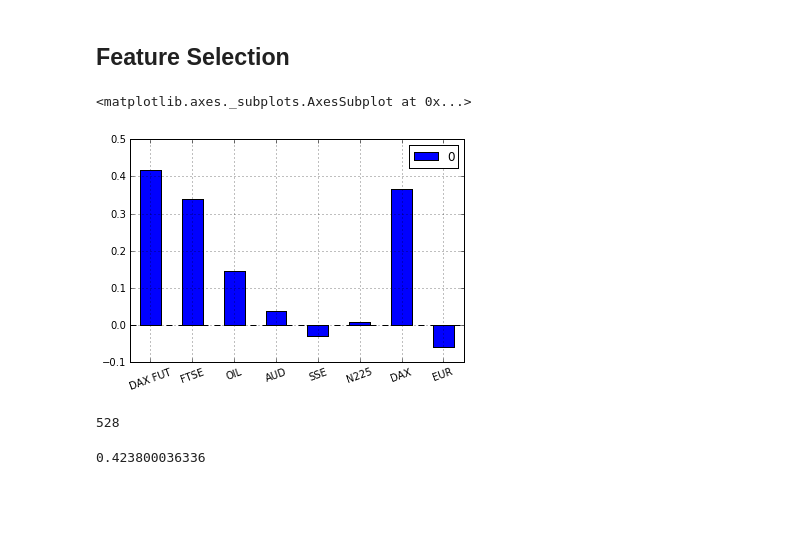
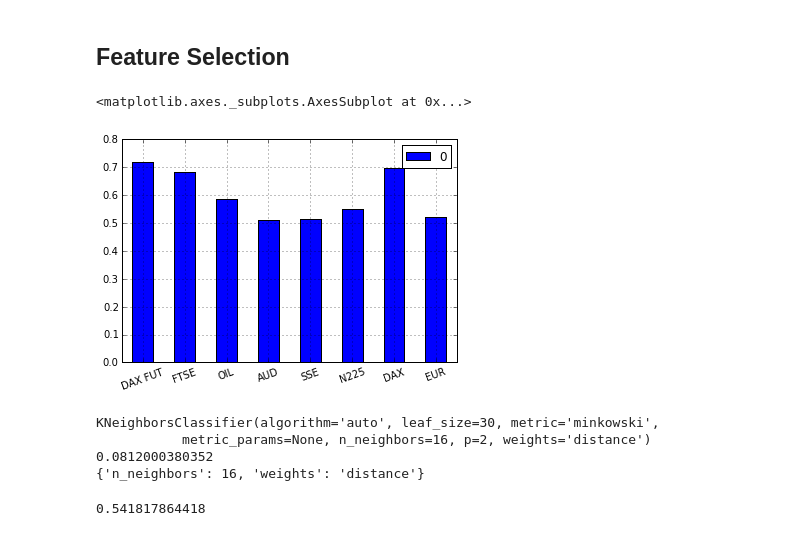
Before and after one commit to MarkDunne/final-year-project, a Jupyter notebook: work/Feature Prediction.ipynb, the cells around one changed output. Cells and saved outputs as stored; diff of their text form; code cells hidden in the pictures; blank space fills up the shorter version.

```diff
--- a/work/Feature Prediction.ipynb
+++ b/work/Feature Prediction.ipynb
@@ -39,7 +42,7 @@ kappa_scorer = make_scorer(lambda y_true, y_pred: kappa(confusion_matrix(y_true,
 # %%
 start_date = datetime(2008, 1, 1)
 # %%
-dji = Quandl.get("YAHOO/INDEX_DJI", trim_start = start_date, transformation = 'rdiff')
+dji = Quandl.get("GOOG/AMEX_DIA", trim_start = start_date, transformation = 'rdiff')
 # %%
 dax = Quandl.get("YAHOO/INDEX_GDAXI", trim_start = start_date, transformation = 'rdiff')
 # %%
@@ -57,7 +60,7 @@ n225 = Quandl.get("YAHOO/INDEX_N225", trim_start = start_date, transformation =
 # %%
 sse = Quandl.get("YAHOO/INDEX_SSEC", trim_start = start_date, transformation = 'rdiff')
 # %%
-dji_change = pd.DataFrame({'pc_change' : dji['Adjusted Close']})#, 'pc_change_class': dji['Adjusted Close'] > 0})
+dji_change = pd.DataFrame({'pc_change' : dji['Close']})#, 'pc_change_class': dji['Adjusted Close'] > 0})
 dax_change = pd.DataFrame({'pc_change' : dax['Adjusted Close']})#, 'pc_change_class': dax['Adjusted Close'] > 0})
 ftse_change = pd.DataFrame({'pc_change' : ftse['Adjusted Close']})#, 'pc_change_class': ftse['Adjusted Close'] > 0})
 n225_change = pd.DataFrame({'pc_change' : n225['Adjusted Close']})
@@ -66,6 +69,8 @@ eur_change = pd.DataFrame({'pc_change': eur['Rate']})
 dax_fut_change = pd.DataFrame({'pc_change': dax_fut['Settle']})
 oil_change = pd.DataFrame({'pc_change': oil['Settle']})
 sse_change = pd.DataFrame({'pc_change': sse['Adjusted Close']})
+# %%
+dji_change = dji_change.shift(-1)
 # %% [markdown]
 ## Feature Selection
 # %%
@@ -77,38 +82,38 @@ def test_feature(dataset, col_name):
     X = dataset.drop(['trend', 'pc_change'], axis=1)
     y = dataset['trend']
     folds = StratifiedKFold(y, n_folds = 10)
-    classifer = KNeighborsClassifier(10)
-    scores = cross_val_score(classifer, X, y, cv = folds, scoring=kappa_scorer)
+    classifer = KNeighborsClassifier(30)
+    scores = cross_val_score(classifer, X, y, cv = folds)
     return np.mean(scores)
 
 feature_accuracy = dict()
 
 dataset = dji_change.join(dax_change, rsuffix='_dax', how='inner')
 feature_accuracy['DAX'] = test_feature(dataset, 'pc_change_dax')
 
 dataset = dji_change.join(ftse_change, rsuffix='_ftse', how='inner')
 feature_accuracy['FTSE'] = test_feature(dataset, 'pc_change_ftse')
 
 dataset = dji_change.join(n225_change, rsuffix='_n225', how='inner')
 feature_accuracy['N225'] = test_feature(dataset, 'pc_change_n225')
 
 dataset = dji_change.join(aud_change, rsuffix='_aud', how='inner')
 feature_accuracy['AUD'] = test_feature(dataset, 'pc_change_aud')
 
 dataset = dji_change.join(eur_change, rsuffix='_eur', how='inner')
 feature_accuracy['EUR'] = test_feature(dataset, 'pc_change_eur')
 
 dataset = dji_change.join(dax_fut_change, rsuffix='_dax_fut', how='inner')
 feature_accuracy['DAX FUT'] = test_feature(dataset, 'pc_change_dax_fut')
 
 dataset = dji_change.join(oil_change, rsuffix='_oil', how='inner')
 feature_accuracy['OIL'] = test_feature(dataset, 'pc_change_oil')
 
 dataset = dji_change.join(sse_change, rsuffix='_sse', how='inner')
 feature_accuracy['SSE'] = test_feature(dataset, 'pc_change_sse')
 
 pd.DataFrame.from_dict(feature_accuracy, orient='index').plot(kind='bar', rot=20)
 # %% [output]
 <matplotlib.axes._subplots.AxesSubplot at 0x...>
-[figure, old version]
+[figure, new version]
 # %%
@@ -121,18 +127,31 @@ dataset.loc[dataset['pc_change'] > 0 , 'trend'] = 'Gain'
 dataset.loc[dataset['pc_change'] < 0 , 'trend'] = 'Loss'
 dataset = dataset.dropna()
 dataset = dataset.take(np.random.permutation(len(dataset)))
-# %%
-len(dataset)
-# %% [output]
-528
+# %%
+X = dataset.drop(['trend', 'pc_change'], axis=1)
+y = dataset['trend']
+
+classifer = KNeighborsClassifier(10)
+folds = StratifiedKFold(y, n_folds = 10)
+hyperparameters = {'n_neighbors' : np.arange(1, 100), 'weights' : ['uniform', 'distance']}
+
+gs = GridSearchCV(classifer, hyperparameters, scoring = kappa_scorer, cv = folds)
+gs.fit(X, y)
+
+# Display some of its instance variables afterwards
+# print(gs.grid_scores_)
+print(gs.best_estimator_)
+print(gs.best_score_)
+print(gs.best_params_)
+# %% [output]
+KNeighborsClassifier(algorithm='auto', leaf_size=30, metric='minkowski',
+           metric_params=None, n_neighbors=16, p=2, weights='distance')
+0.0812000380352
+{'n_neighbors': 16, 'weights': 'distance'}
 # %%
-X = dataset.drop(['trend', 'pc_change'], axis=1)
-y = dataset['trend']
-
-classifer = KNeighborsClassifier(10)
+classifer = KNeighborsClassifier(86, weights='uniform')
 folds = StratifiedKFold(y, n_folds = 10)
-scores = cross_val_score(classifer, X, y, cv = folds, scoring=kappa_scorer)
-
+scores = cross_val_score(classifer, X, y, cv = folds)
 print np.mean(scores)
 # %% [output]
-0.423800036336
+0.541817864418
```
Also changed, not shown: parts of 6 cells of this notebook, 1 other file.
